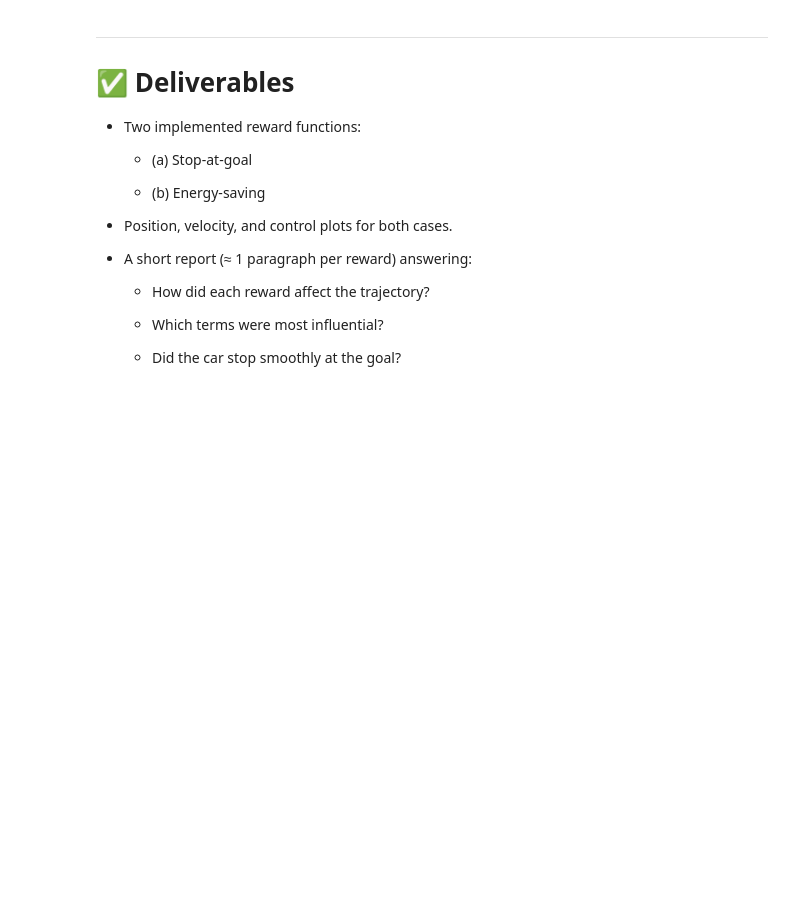
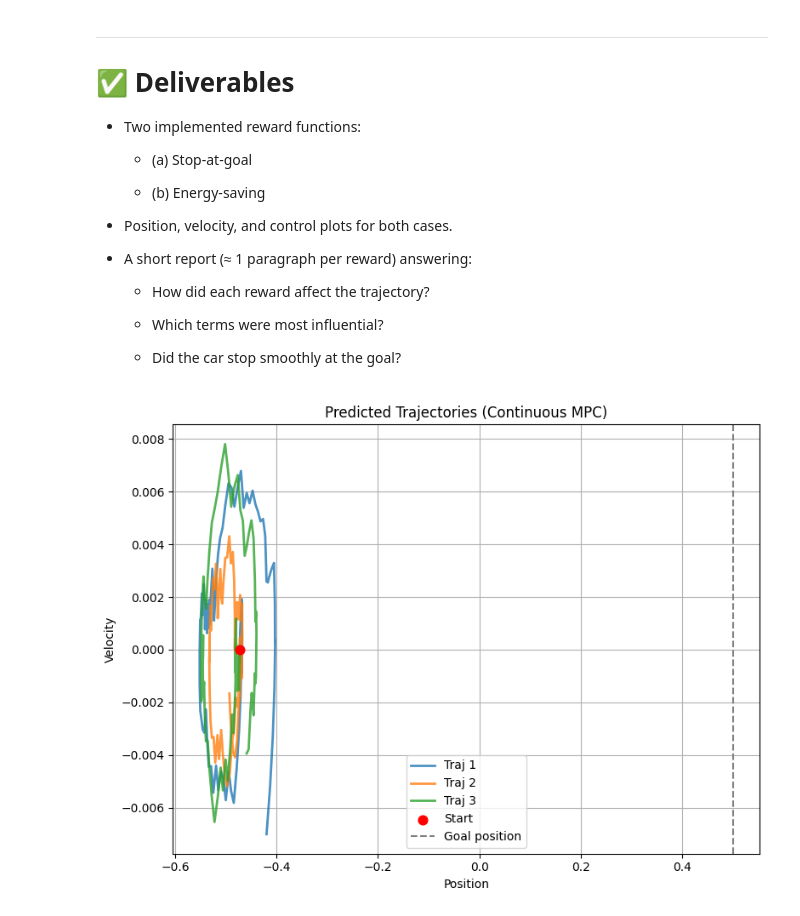
Before and after one commit to aem226/Reinforcement-Learning-Projects, a Jupyter notebook: lab9_mountain_optimal.ipynb, the cells around one changed output. Cells and saved outputs as stored; diff of their text form; code cells hidden in the pictures; blank space fills up the shorter version.

```diff
--- a/lab9_mountain_optimal.ipynb
+++ b/lab9_mountain_optimal.ipynb
@@ -489,0 +582,8 @@ Take into account that the weights help to scale the magnitude of the variables.
+# %%
+obs, _ = env.reset(seed=0)
+mppi = MPPIController(H=80, N_seq=150, σ=2.1)
+
+# Stop at goal behavior
+a = mppi.action(obs, plot=True, plot_best=3)
+# %% [output]
+[figure, added]
```
Also changed, not shown: parts of 13 cells of this notebook.
